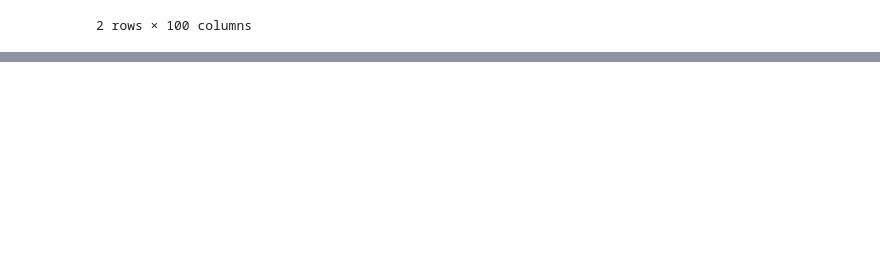
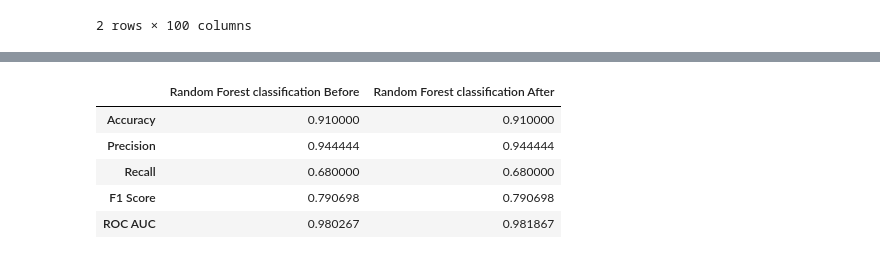
Before and after one commit to Megalodonte/BGHWSW, a Jupyter notebook: Aircraft-pred-main/predictive-maintenance-master/adesso.ipynb, the cells around one changed output, grey strips where cells are left out. Saved outputs shown, nothing was run; the diff lists cells and outputs as text; code cells hidden in the pictures; blank space fills up the shorter version.

```diff
--- a/Aircraft-pred-main/predictive-maintenance-master/adesso.ipynb
+++ b/Aircraft-pred-main/predictive-maintenance-master/adesso.ipynb
@@ -940,0 +928,28 @@ plot_residual('Random Forest Regression', y_train_predict, y_train, y_test_predi
+# %%
+rfcls_orig = RandomForestClassifier(criterion='entropy', max_depth=8, n_estimators = 50, random_state=42)
+rfcls_extr = RandomForestClassifier(criterion='entropy', max_depth=8, n_estimators = 50, random_state=42)
+
+rfcls_orig.fit(X_train_orig, y_train)
+rfcls_extr.fit(X_train_extr, y_train)
+
+y_test_predict_orig = rfcls_orig.predict(X_test_orig)
+y_test_predict_extr = rfcls_extr.predict(X_test_extr)
+
+y_train_predict_orig = rfcls_orig.predict(X_train_orig)
+y_train_predict_extr = rfcls_extr.predict(X_train_extr)
+
+y_score_orig = rfcls_orig.predict_proba(X_test_orig)[:,1]
+y_score_extr = rfcls_extr.predict_proba(X_test_extr)[:,1]
+
+dtrg_metrics_orig = get_classification_metrics('Random Forest classification Before', y_test, y_test_predict_orig, y_score_orig)
+dtrg_metrics_extr = get_classification_metrics('Random Forest classification After', y_test, y_test_predict_extr, y_score_extr)
+
+final_dtrg = pd.concat([dtrg_metrics_orig,dtrg_metrics_extr], axis=1)
+final_dtrg
+# %% [output]
+|  | Random Forest classification Before | Random Forest classification After |
+| Accuracy | 0.910000 | 0.910000 |
+| Precision | 0.944444 | 0.944444 |
+| Recall | 0.680000 | 0.680000 |
+| F1 Score | 0.790698 | 0.790698 |
+| ROC AUC | 0.980267 | 0.981867 |
```
Also changed, not shown: parts of 15 cells of this notebook, 1 other file.
